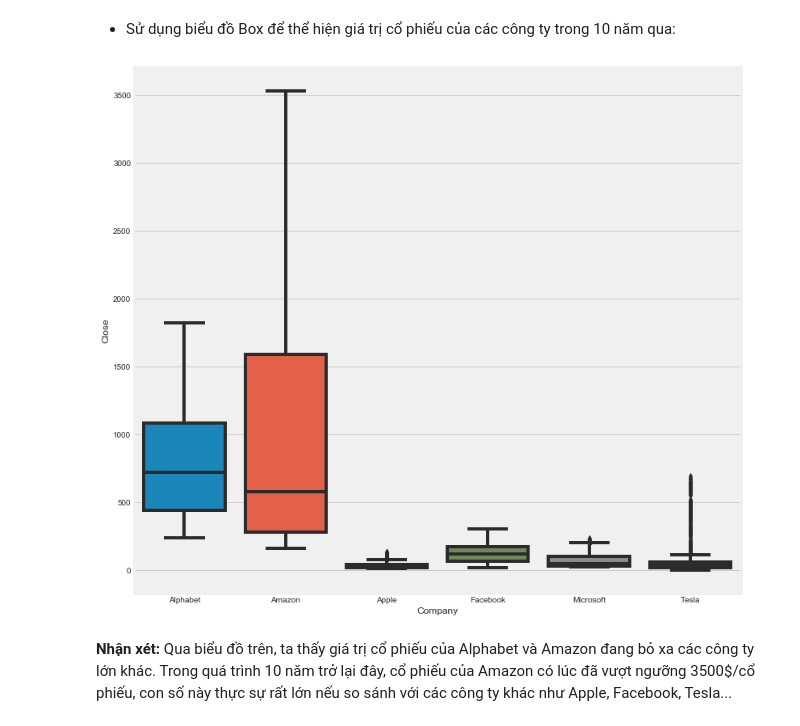
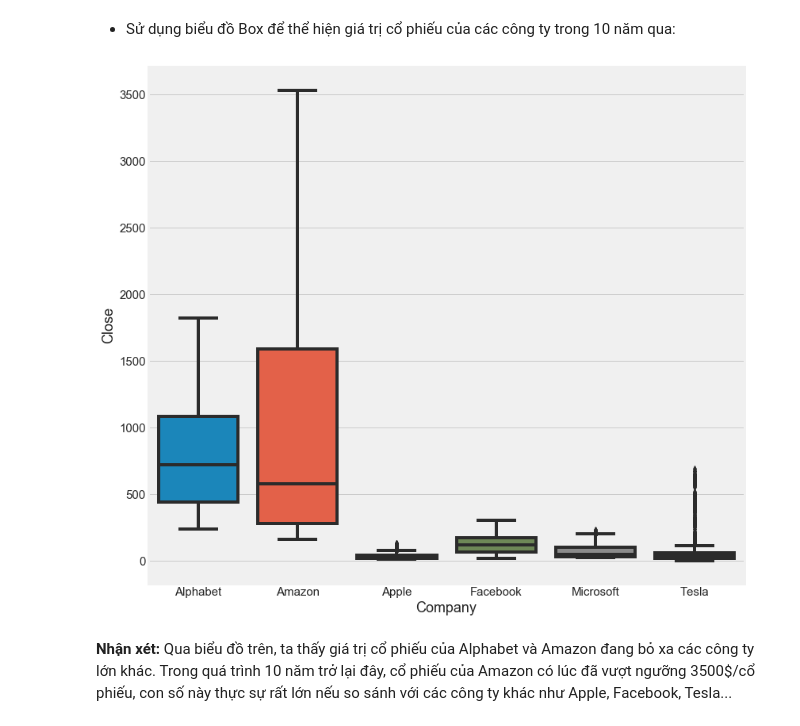
Before and after one commit to bason1999qn/Final_Project_Data_Science, a Jupyter notebook: Lab_Final.ipynb, the cells around one changed output. Cells and saved outputs as stored; diff of their text form; code cells hidden in the pictures.

```diff
--- a/Lab_Final.ipynb
+++ b/Lab_Final.ipynb
@@ -327,10 +327,11 @@ data.describe()
 - Sử dụng biểu đồ Box để thể hiện giá trị cổ phiếu của các công ty trong 10 năm qua:
 # %%
 # create plot
+plt.rcParams.update({'font.size': 15})
 plt.figure(figsize=(12,12))
 ax = sns.boxplot(x="Company", y="Close", data=data)
 # %% [output]
-[figure, old version]
+[figure, new version]
 # %% [markdown]
 **Nhận xét:** Qua biểu đồ trên, ta thấy giá trị cổ phiếu của Alphabet và Amazon đang bỏ xa các công ty lớn khác. Trong quá trình 10 năm trở lại đây, cổ phiếu của Amazon có lúc đã vượt ngưỡng 3500$/cổ phiếu, con số này thực sự rất lớn nếu so sánh với các công ty khác như Apple, Facebook, Tesla...
 # %% [markdown]
```
Also changed, not shown: parts of 6 cells of this notebook.
